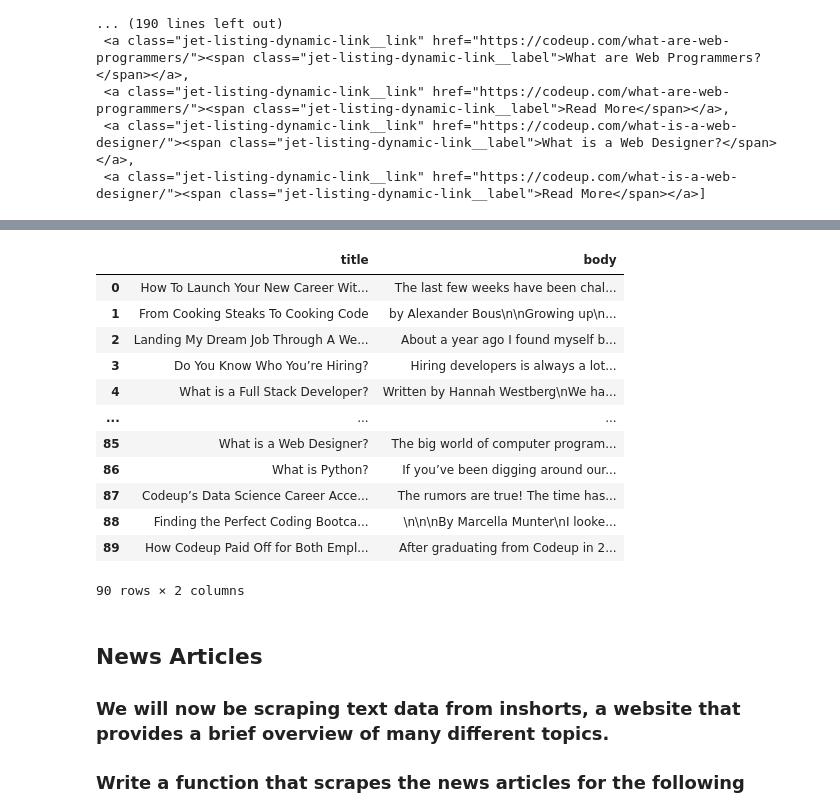
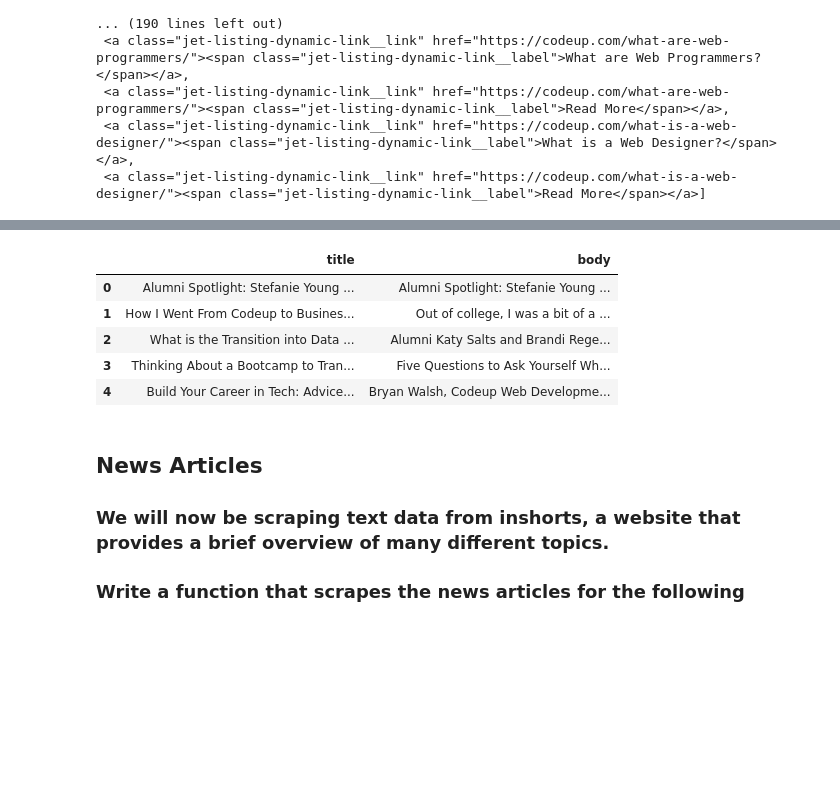
Before and after one commit to mdalton87/natural-language-processing-exercises, a Jupyter notebook: web_scraping.ipynb, the cells around one changed output, grey strips where cells are left out. Drawn from its saved outputs; the diff is of its cells as text; code cells hidden in the pictures; blank space fills up the shorter version.

Commit message:
completed prepare_nlp and web_scraping, created acquire and prepare python files

```diff
--- a/web_scraping.ipynb
+++ b/web_scraping.ipynb
@@ -205,7 +203,7 @@ soup = bs4.BeautifulSoup(html)
 myth_container = soup.select('.container')[0]
 # %%
 title = myth_container.find('h1').text
-body = myth_container.find(itemprop='articleBody').text
+body = myth_container.find(itemprop='text').text
 body
 # %% [output]
 'By Dimitri Antoniou and Maggie Giust\nData Science, Big Data, Machine Learning, NLP, Neural Networks…these buzzwords have rapidly spread into mainstream use over the last few years. Unfortunately, de ...
@@ -228,7 +226,7 @@ soup = bs4.BeautifulSoup(html)
 vers_container = soup.select('.container')[0]
 # %%
 title = vers_container.find('h1').text
-body = vers_container.find(itemprop='articleBody').text
+body = vers_container.find(itemprop='text').text
 body
 # %% [output]
 'By Dimitri Antoniou\nA week ago, Codeup launched our immersive Data Science career accelerator! With our first-class kicking off in February and only 25 seats available, we’ve been answering a lot of ...
@@ -257,4 +255,5 @@ soup = bs4.BeautifulSoup(html)
 tip = soup.select('.container')[0]
 # %%
 title = tip.find('h1').text
-body = tip.find(itemprop='articleBody').text
+body = tip.find(itemprop='text').text
+tip.time.text
@@ -289,6 +290,8 @@ urls = ['https://codeup.com/codeups-data-science-career-accelerator-is-here/', \
         'https://codeup.com/10-tips-to-crush-it-at-the-sa-tech-job-fair/', \
         'https://codeup.com/competitor-bootcamps-are-closing-is-the-model-in-danger/']
 # %%
+# This function is commented out below
+
 def codeup_blogs(urls):
     blog_df = pd.DataFrame(columns=['title', 'body'])
     for url in urls:
@@ -298,7 +301,7 @@ def codeup_blogs(urls):
         soup = bs4.BeautifulSoup(html)
         container = soup.select('.container')[0]
         title = container.find('h1').text
-        body = container.find(itemprop='articleBody').text
+        body = container.find(itemprop='text').text
         container_dict = {
                     'title': title,
                     'body': body
@@ -405,21 +452,14 @@ def all_codeup_blogs():
 # %%
 df = all_codeup_blogs()
 # %%
-df
+df.head()
 # %% [output]
 |  | title | body |
-| 0 | How To Launch Your New Career Wit... | The last few weeks have been chal... |
-| 1 | From Cooking Steaks To Cooking Code | by Alexander Bous\n\nGrowing up\n... |
-| 2 | Landing My Dream Job Through A We... | About a year ago I found myself b... |
-| 3 | Do You Know Who You’re Hiring? | Hiring developers is always a lot... |
-| 4 | What is a Full Stack Developer? | Written by Hannah Westberg\nWe ha... |
-| ... | ... | ... |
-| 85 | What is a Web Designer? | The big world of computer program... |
-| 86 | What is Python? | If you’ve been digging around our... |
-| 87 | Codeup’s Data Science Career Acce... | The rumors are true! The time has... |
-| 88 | Finding the Perfect Coding Bootca... | \n\n\nBy Marcella Munter\nI looke... |
-| 89 | How Codeup Paid Off for Both Empl... | After graduating from Codeup in 2... |
+| 0 | Alumni Spotlight: Stefanie Young ... | Alumni Spotlight: Stefanie Young ... |
+| 1 | How I Went From Codeup to Busines... | Out of college, I was a bit of a ... |
+| 2 | What is the Transition into Data ... | Alumni Katy Salts and Brandi Rege... |
+| 3 | Thinking About a Bootcamp to Tran... | Five Questions to Ask Yourself Wh... |
+| 4 | Build Your Career in Tech: Advice... | Bryan Walsh, Codeup Web Developme... |
-90 rows × 2 columns
 # %% [markdown]
 ## News Articles
 
```
Also changed, not shown: parts of 30 cells of this notebook, 4 other files.
